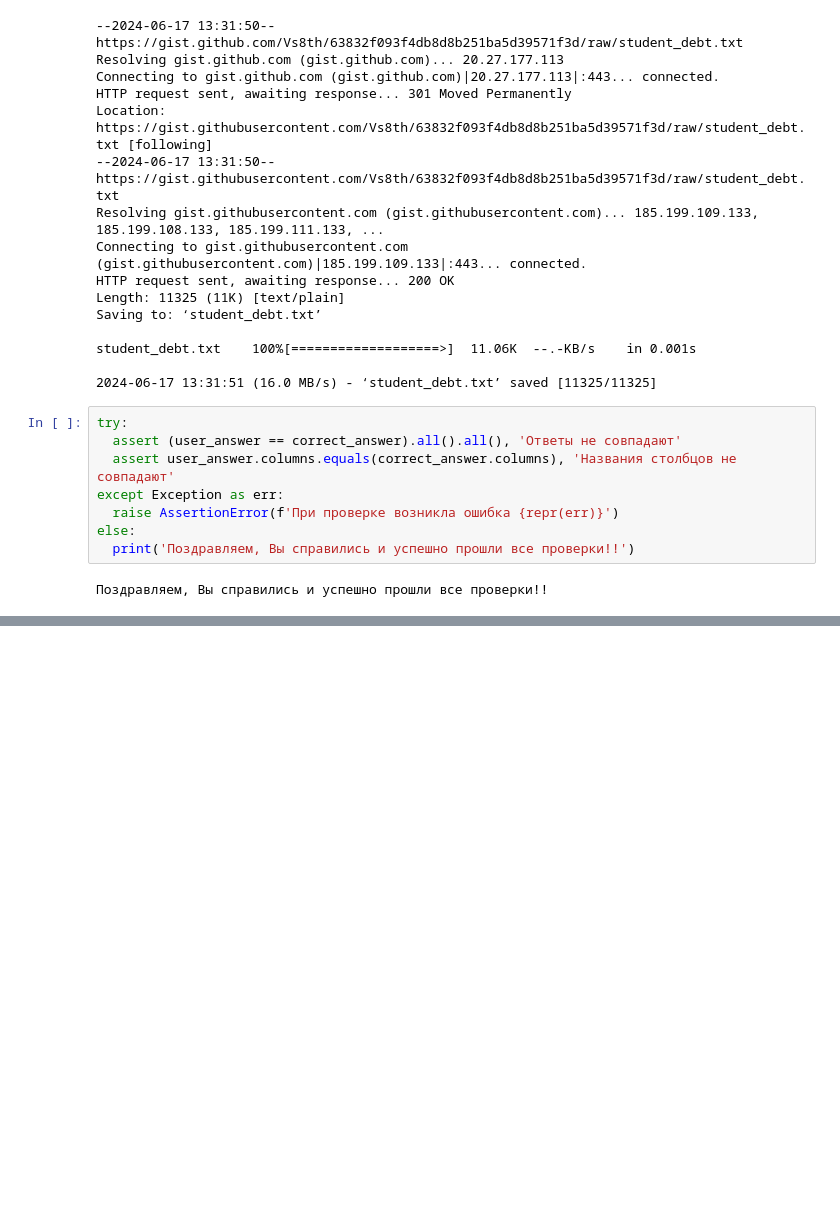
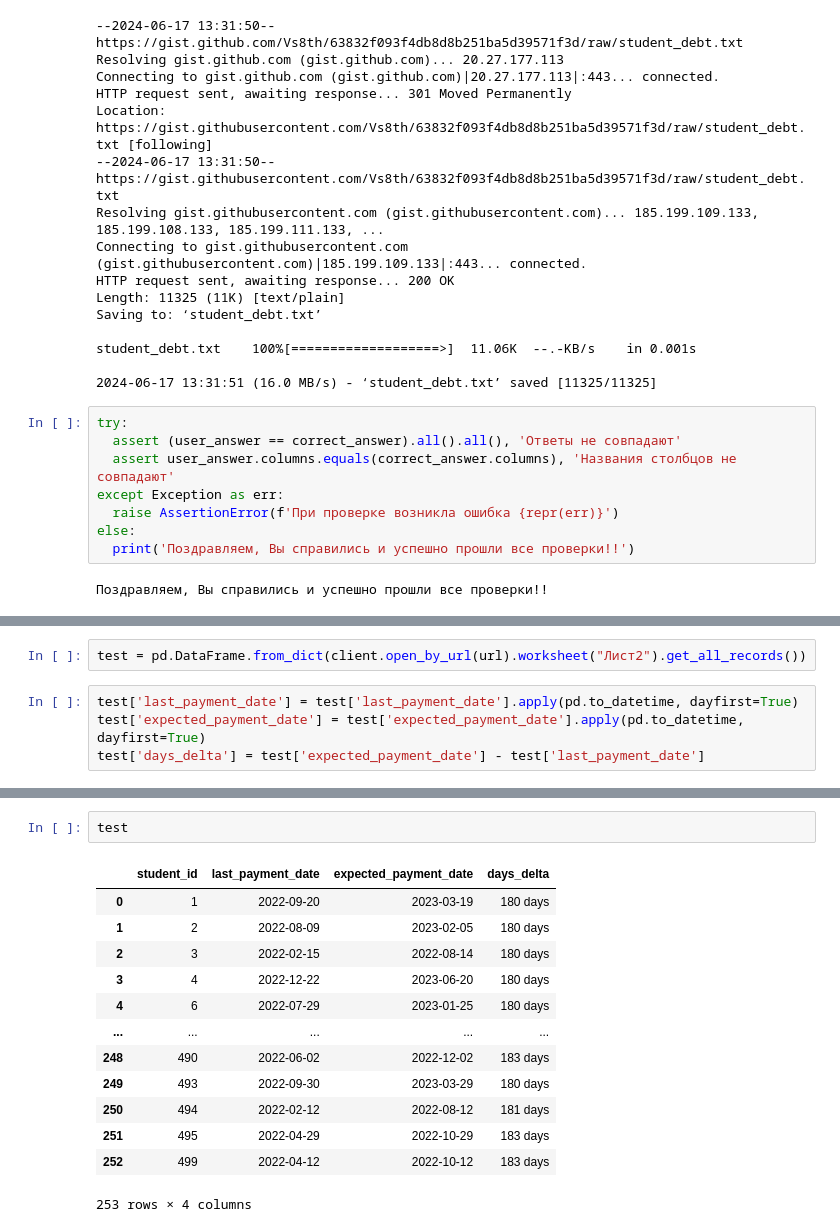
Before and after one commit to aleks-haksly/Simulative, a Jupyter notebook: Python/Второй_кейс.ipynb, the cells around one changed output, grey strips where cells are left out. Cells and saved outputs as stored; diff of their text form; blank space fills up the shorter version.

```diff
--- a/Python/Второй_кейс.ipynb
+++ b/Python/Второй_кейс.ipynb
@@ -166,0 +170,6 @@ else:
+# %%
+test = pd.DataFrame.from_dict(client.open_by_url(url).worksheet("Лист2").get_all_records())
+# %%
+test['last_payment_date'] = test['last_payment_date'].apply(pd.to_datetime, dayfirst=True)
+test['expected_payment_date'] = test['expected_payment_date'].apply(pd.to_datetime, dayfirst=True)
+test['days_delta'] = test['expected_payment_date'] - test['last_payment_date']
@@ -166,0 +179,16 @@ else:
+# %%
+test
+# %% [output]
+|  | student_id | last_payment_date | expected_payment_date | days_delta |
+| 0 | 1 | 2022-09-20 | 2023-03-19 | 180 days |
+| 1 | 2 | 2022-08-09 | 2023-02-05 | 180 days |
+| 2 | 3 | 2022-02-15 | 2022-08-14 | 180 days |
+| 3 | 4 | 2022-12-22 | 2023-06-20 | 180 days |
+| 4 | 6 | 2022-07-29 | 2023-01-25 | 180 days |
+| ... | ... | ... | ... | ... |
+| 248 | 490 | 2022-06-02 | 2022-12-02 | 183 days |
+| 249 | 493 | 2022-09-30 | 2023-03-29 | 180 days |
+| 250 | 494 | 2022-02-12 | 2022-08-12 | 181 days |
+| 251 | 495 | 2022-04-29 | 2022-10-29 | 183 days |
+| 252 | 499 | 2022-04-12 | 2022-10-12 | 183 days |
+253 rows × 4 columns
```
Also changed, not shown: parts of 3 cells of this notebook.
